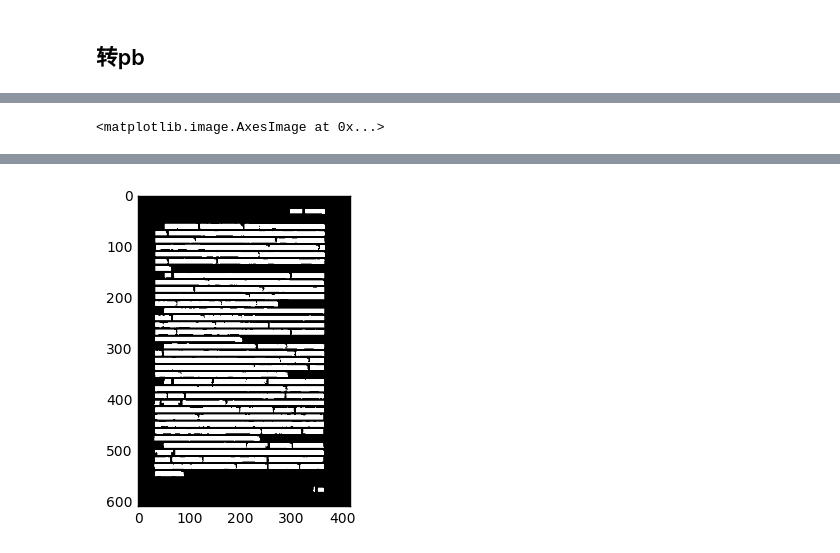
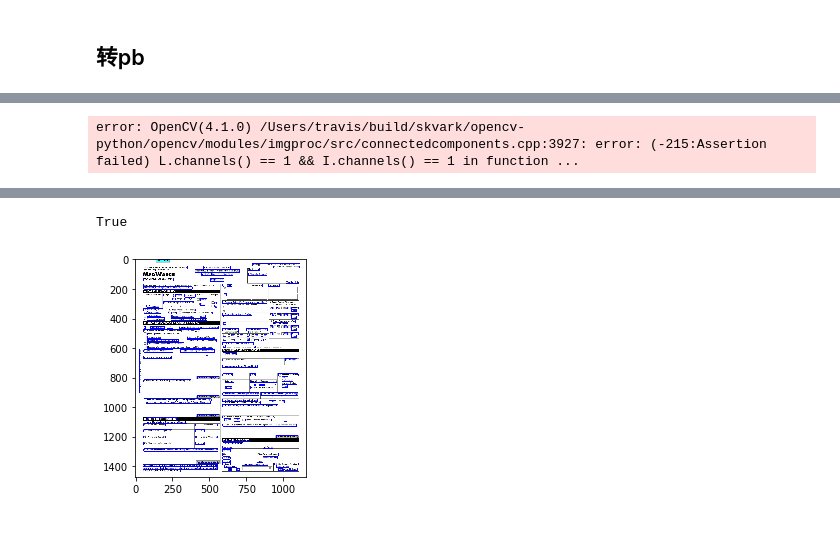
Before and after one commit to xiaomaxiao/PSENET, a Jupyter notebook: psenet_train_BLINEAR.ipynb, the cells around one changed output, grey strips where cells are left out. Drawn from its saved outputs; the diff is of its cells as text; code cells hidden in the pictures.

```diff
--- a/psenet_train_BLINEAR.ipynb
+++ b/psenet_train_BLINEAR.ipynb
@@ -333,8 +333,8 @@ CPU times: user 1min 38s, sys: 9.28 s, total: 1min 47s
 Wall time: 34 s
 # %%
 res1 = res[0]
-res1[res1>0.9]= 1
-res1[res1<=0.9]= 0
+res1[res1>0.5]= 1
+res1[res1<=0.5]= 0
 newres1 = []
 for i in range(3,5):
     n = np.logical_and(res1[:,:,5],res1[:,:,i]) * 255
@@ -366,4 +361,5 @@ Wall time: 318 ms
 [figure]
 # %%
 imagetest = np.copy(images[0])
-cv2.drawContours(imagetest,np.array(rects)*2,-1,(0,0,255),2)
+for rt in rects:
+    cv2.rectangle(imagetest,(rt[0]*2,rt[1]*2),(rt[2]*2,rt[3]*2),(0,255,0),2)
@@ -388,3 +366,8 @@ array([[[  0,   0, 255],
+# %%
+g = text_porposcal(rects,labelimage.shape[1],max_dist=3,threshold_overlap_v=0.3)
+rects = g.get_text_line()
+for rt in rects:
+    cv2.rectangle(imagetest,(rt[0]*2,rt[1]*2-2),(rt[2]*2,rt[3]*2),(0,0,255),2)
 # %%
 plt.imshow(imagetest)
 cv2.imwrite('test7.jpg',imagetest)
@@ -480,11 +462,8 @@ Tensor("input_1:0", shape=(?, ?, ?, 3), dtype=float32)
 # %%
-
-
-
 MIN_LEN = 640
-MAX_LEN = 1240
+MAX_LEN = 1500
 #images = cv2.imread('E:\psenet-MTWI\document\mtwi_2018_task2_test\icpr_mtwi_task2\image_test\TB107c7ejgy_uJjSZJnCczuOXXa.jpg')
-images = cv2.imread(r'2019_05_05_17_45_06_268.png')
+images = cv2.imread(r'./r1.png')
 h,w = images.shape[0:2]
 
 if(w<h):
@@ -506,9 +485,6 @@ elif(h<=w ):
         h = scale * w
         h = MAX_LEN
 
-
-
-
 w = int(w //32 * 32)
 h = int(h//32 * 32)
 
@@ -519,16 +495,29 @@ images = cv2.resize(images,(w,h),cv2.INTER_AREA)
 images = np.reshape(images,(1,h,w,3))
 
 
-% time res = sess.run([op], feed_dict={ip:images})
+res = sess.run([op], feed_dict={ip:images})
 
-res1 = res[0][0]
-print(res1.shape)
-res1[res1>0.8]= 1
-res1[res1<=0.8]= 0
+imagetest = np.copy(images[0])
+
+res1 = res[0]
+res1[res1>0.9]= 1
+res1[res1<=0.9]= 0
 newres1 = []
-for i in range(0,5):
+for i in range(3,5):
     n = np.logical_and(res1[:,:,5],res1[:,:,i]) * 255
     newres1.append(n)
 newres1.append(res1[:,:,5]*255)
-plt.imshow(newres1[-1],cmap='gray')
+
+from tool.utils import scale_expand_kernels ,fit_boundingRect_2
+from tool.utils import text_porposcal
+
+num_label,labelimage = scale_expand_kernels(newres1,filter=False)
+rects = fit_boundingRect_2(num_label,labelimage)
+
+g = text_porposcal(rects,labelimage.shape[1],max_dist=3,threshold_overlap_v=0.3)
+rects = g.get_text_line()
+for rt in rects:
+    cv2.rectangle(imagetest,(rt[0]*2,rt[1]*2-2),(rt[2]*2,rt[3]*2),(0,0,255),2)
+plt.imshow(imagetest)
+cv2.imwrite('test7.jpg',imagetest)
 # %% [output]
@@ -537 +526 @@ Wall time: 167 ms
-<matplotlib.image.AxesImage at 0x...>
+error: OpenCV(4.1.0) /Users/travis/build/skvark/opencv-python/opencv/modules/imgproc/src/connectedcomponents.cpp:3927: error: (-215:Assertion failed) L.channels() == 1 && I.channels() == 1 in function ...
@@ -538 +529,2 @@ Wall time: 167 ms
+True
-[figure, old version]
+[figure, new version]
```
Also changed, not shown: parts of 12 cells of this notebook, 1 other file.
